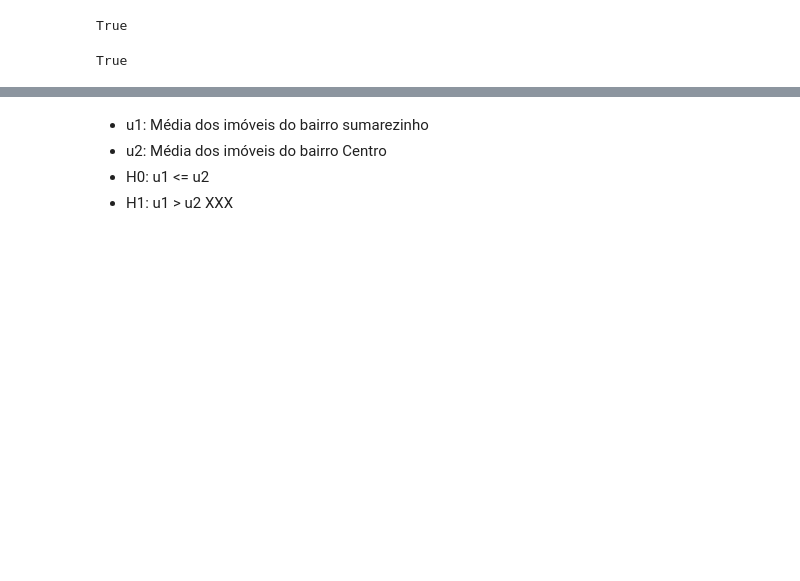
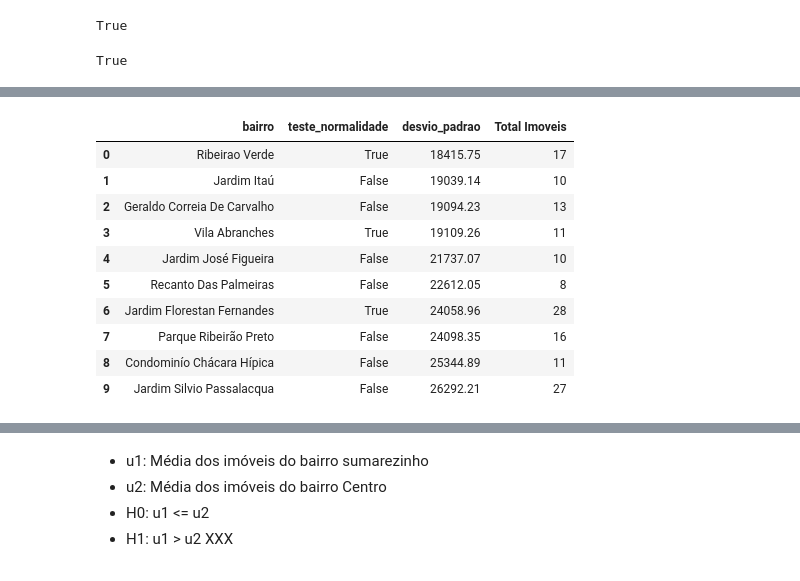
Before and after one commit to rodrigorocha1/extracao_viva_real_selenium, a Jupyter notebook: notebooks_exemplo/visualizacaov2.ipynb, the cells around one changed output, grey strips where cells are left out. Saved outputs shown, nothing was run; the diff lists cells and outputs as text; code cells hidden in the pictures; blank space fills up the shorter version.

```diff
--- a/notebooks_exemplo/visualizacaov2.ipynb
+++ b/notebooks_exemplo/visualizacaov2.ipynb
@@ -108,0 +113,14 @@ df_teste_normalidade.nlargest(10, columns=['desvio_padrao'])
+# %%
+df_teste_normalidade.nsmallest(10, columns=['desvio_padrao'])
+# %% [output]
+|  | bairro | teste_normalidade | desvio_padrao | Total Imoveis |
+| 0 | Ribeirao Verde | True | 18415.75 | 17 |
+| 1 | Jardim Itaú | False | 19039.14 | 10 |
+| 2 | Geraldo Correia De Carvalho | False | 19094.23 | 13 |
+| 3 | Vila Abranches | True | 19109.26 | 11 |
+| 4 | Jardim José Figueira | False | 21737.07 | 10 |
+| 5 | Recanto Das Palmeiras | False | 22612.05 | 8 |
+| 6 | Jardim Florestan Fernandes | True | 24058.96 | 28 |
+| 7 | Parque Ribeirão Preto | False | 24098.35 | 16 |
+| 8 | Condominío Chácara Hípica | False | 25344.89 | 11 |
+| 9 | Jardim Silvio Passalacqua | False | 26292.21 | 27 |
```
Also changed, not shown: parts of 25 cells of this notebook.
